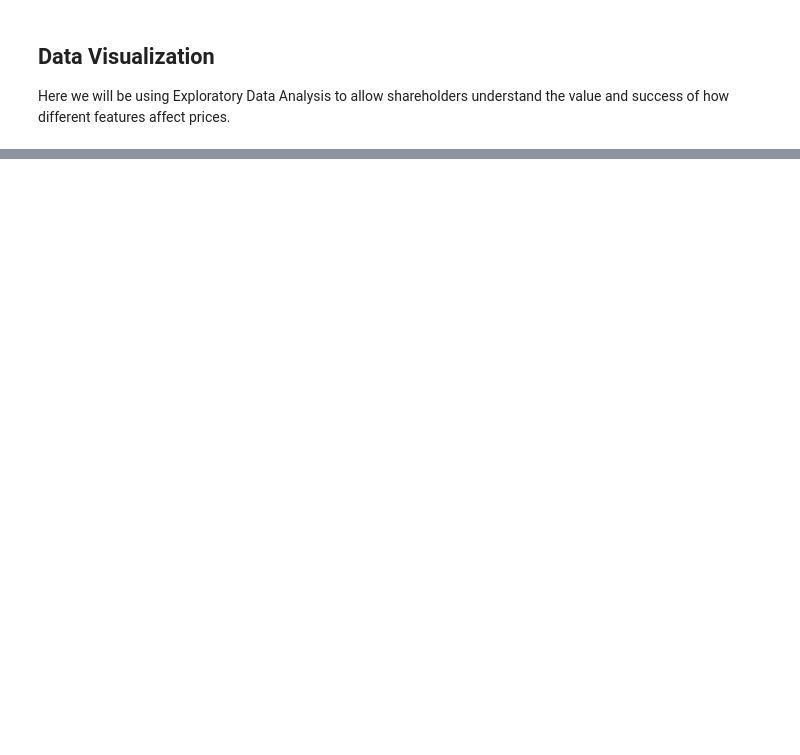
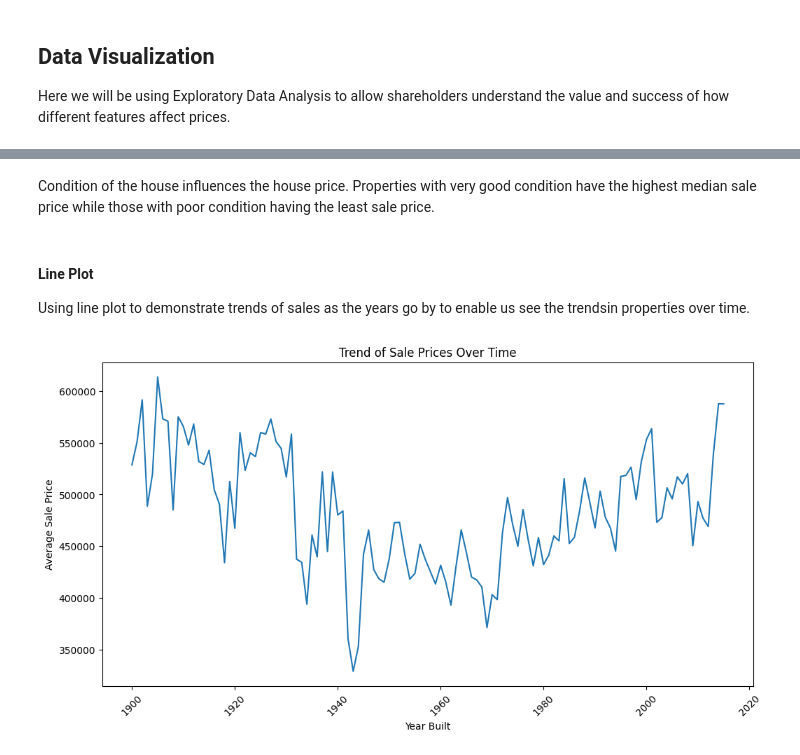
Before and after one commit to levine01/northwestern-county-house-price-analysis, a Jupyter notebook: index.ipynb, the cells around one changed output, grey strips where cells are left out. Cells and saved outputs as stored; diff of their text form; code cells hidden in the pictures; blank space fills up the shorter version.

```diff
--- a/index.ipynb
+++ b/index.ipynb
@@ -445,21 +610,27 @@ plt.show()
+# %% [markdown]
+Condition of the house influences the house price. Properties with very good condition have the highest median sale price  while those with poor condition having the least sale price.
+# %% [markdown]
+#### Line Plot
+
+Using line plot to demonstrate trends of sales as the years go by to enable us see the trendsin properties over time.
 # %%
-import matplotlib.pyplot as plt
-import seaborn as sns
 
 # Calculate average sale price for each year
-avg_price_by_year = data.groupby('yr_built')['price'].mean()
+avg_price_by_year = data_cleaned.groupby('yr_built')['price'].mean()
 
 # Create a line plot
 plt.figure(figsize=(12, 6))
 sns.lineplot(x=avg_price_by_year.index, y=avg_price_by_year.values)
 
 # Add labels and title
 plt.xlabel('Year Built')
 plt.ylabel('Average Sale Price')
 plt.title('Trend of Sale Prices Over Time')
 
 # Adjust x-axis ticks and labels
 plt.xticks(rotation=45)
 
 # Show the plot
 plt.show()
+# %% [output]
+[figure, added]
```
Also changed, not shown: parts of 35 cells of this notebook.
